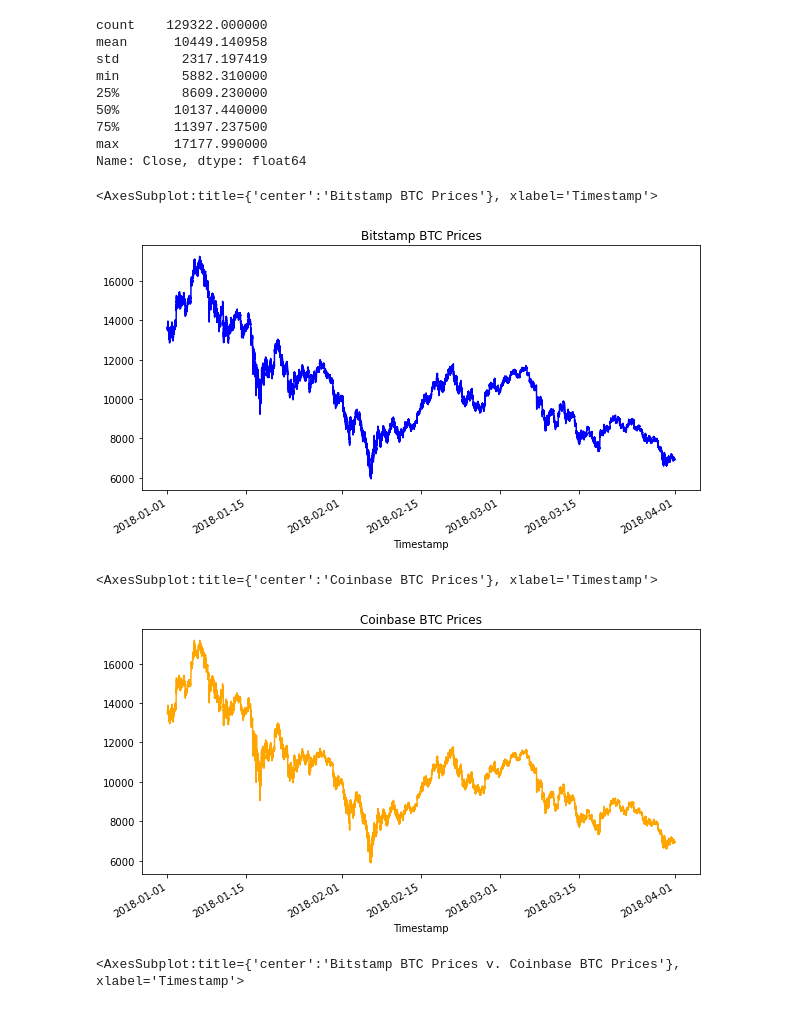
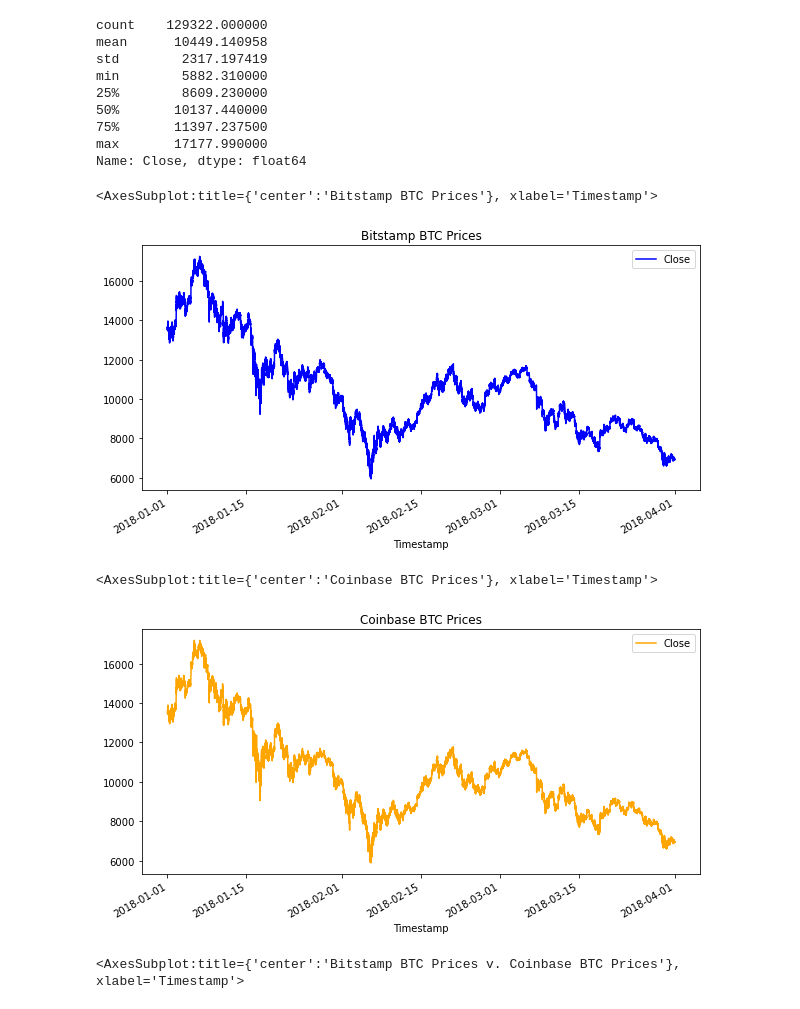
Before and after one commit to ThomasBrierton/Bitcoin_Arbitrage_Model, a Jupyter notebook: crypto_arbitrage.ipynb, the cells around one changed output. Cells and saved outputs as stored; diff of their text form; code cells hidden in the pictures.

```diff
--- a/crypto_arbitrage.ipynb
+++ b/crypto_arbitrage.ipynb
@@ -322,19 +322,19 @@ Name: Close, dtype: float64
 # %%
 # Create a line plot for the bitstamp DataFrame for the full length of time in the dataset
 # Be sure that the figure size, title, and color are tailored to each visualization
 
-bitstamp_sliced.plot(figsize=(10, 5), color="blue", title="Bitstamp BTC Prices")
+bitstamp_sliced.plot(legend=True, figsize=(10, 5), color="blue", title="Bitstamp BTC Prices")
 # %% [output]
 <AxesSubplot:title={'center':'Bitstamp BTC Prices'}, xlabel='Timestamp'>
-[figure, old version]
+[figure, new version]
 # %%
 # Create a line plot for the coinbase DataFrame for the full length of time in the dataset
 # Be sure that the figure size, title, and color are tailored to each visualization
 
-coinbase_sliced.plot(figsize=(10, 5), color="orange", title="Coinbase BTC Prices")
+coinbase_sliced.plot(legend=True, figsize=(10, 5), color="orange", title="Coinbase BTC Prices")
 # %% [output]
 <AxesSubplot:title={'center':'Coinbase BTC Prices'}, xlabel='Timestamp'>
-[figure, old version]
+[figure, new version]
 # %%
 # Overlay the visualizations for the bitstamp and coinbase DataFrames in one plot
 # The plot should visualize the prices over the full lenth of the dataset
```
Also changed, not shown: parts of 18 cells of this notebook.
